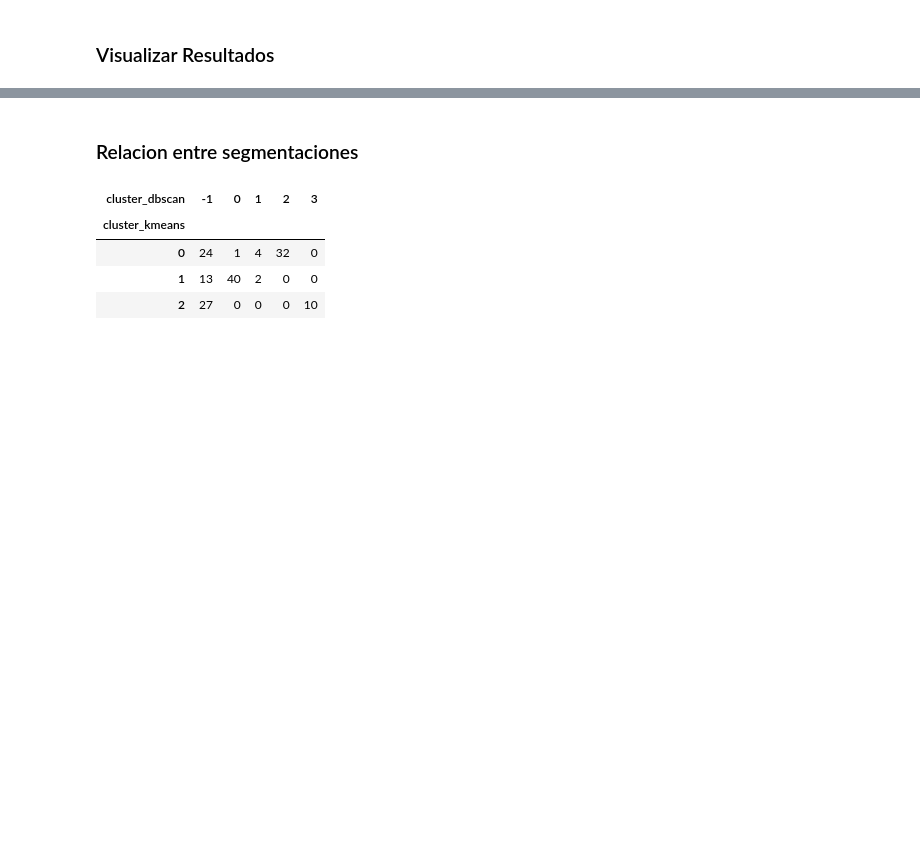
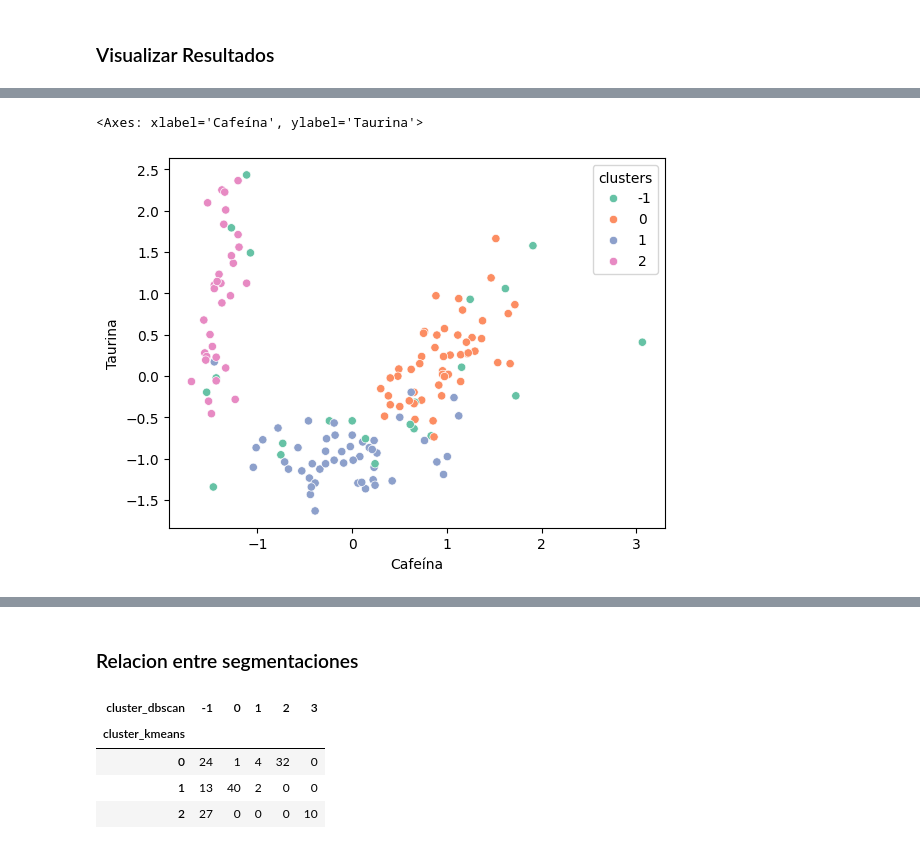
Before and after one commit to Whitee-12/DS-online-blanca, a Jupyter notebook: 04_Machine_Learning/Sprint_13/Unidad_02_ML_No_Supervisado_Clustering_DBSCAN/03_Practica_Obligatoria/18_Practica_Obligatoria_Clustering_DBSCAN.ipynb, the cells around one changed output, grey strips where cells are left out. Drawn from its saved outputs; the diff is of its cells as text; code cells hidden in the pictures; blank space fills up the shorter version.

```diff
--- a/04_Machine_Learning/Sprint_13/Unidad_02_ML_No_Supervisado_Clustering_DBSCAN/03_Practica_Obligatoria/18_Practica_Obligatoria_Clustering_DBSCAN.ipynb
+++ b/04_Machine_Learning/Sprint_13/Unidad_02_ML_No_Supervisado_Clustering_DBSCAN/03_Practica_Obligatoria/18_Practica_Obligatoria_Clustering_DBSCAN.ipynb
@@ -145,0 +209,6 @@ plt.show()
+# %%
+sns.scatterplot(data = df_all[["Cafeína","Taurina","clusters"]], x= "Cafeína", y = "Taurina",
+                hue = "clusters", palette="Set2")
+# %% [output]
+<Axes: xlabel='Cafeína', ylabel='Taurina'>
+[figure, added]
```
Also changed, not shown: parts of 29 cells of this notebook, 10 other files.
